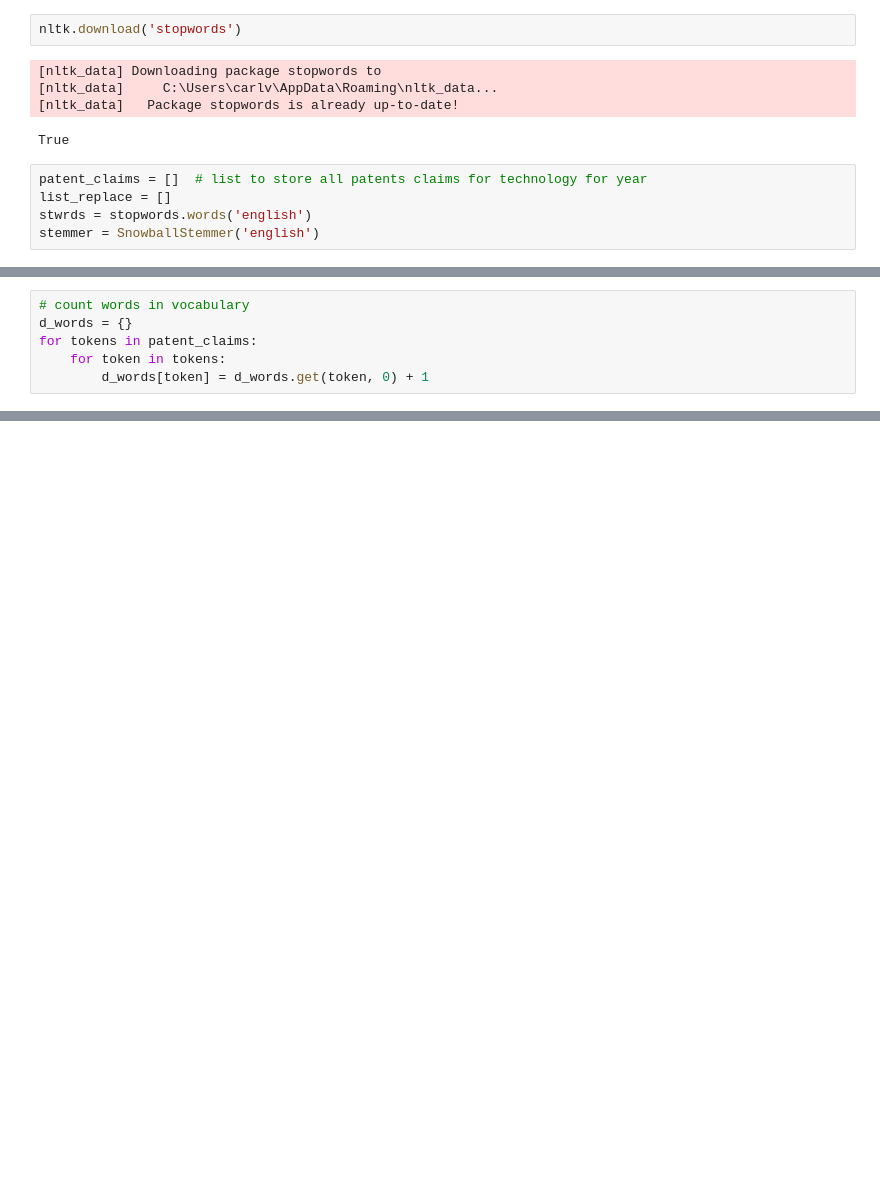
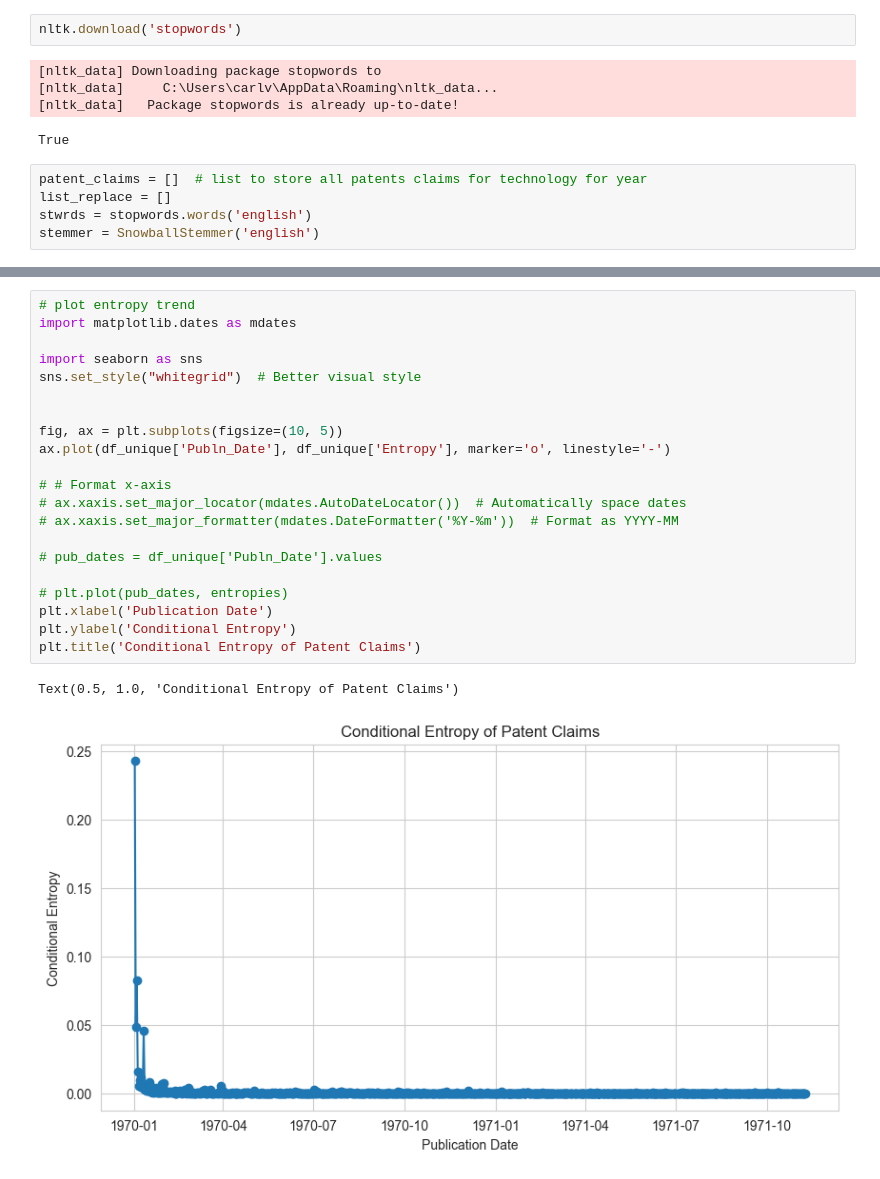
Before and after one commit to cvonholly/technology_complexity, a Jupyter notebook: USPTO_analysis.ipynb, the cells around one changed output, grey strips where cells are left out. Drawn from its saved outputs; the diff is of its cells as text; blank space fills up the shorter version.

```diff
--- a/USPTO_analysis.ipynb
+++ b/USPTO_analysis.ipynb
@@ -79,6 +88,0 @@ def get_tokens(text) -> list:
-# %%
-# count words in vocabulary
-d_words = {}
-for tokens in patent_claims:
-    for token in tokens:
-        d_words[token] = d_words.get(token, 0) + 1
@@ -97,0 +136,24 @@ for pub_nr in df['Publn_Nr'].unique():
+# %%
+# plot entropy trend
+import matplotlib.dates as mdates
+
+import seaborn as sns
+sns.set_style("whitegrid")  # Better visual style
+
+
+fig, ax = plt.subplots(figsize=(10, 5))
+ax.plot(df_unique['Publn_Date'], df_unique['Entropy'], marker='o', linestyle='-')
+
+# # Format x-axis
+# ax.xaxis.set_major_locator(mdates.AutoDateLocator())  # Automatically space dates
+# ax.xaxis.set_major_formatter(mdates.DateFormatter('%Y-%m'))  # Format as YYYY-MM
+
+# pub_dates = df_unique['Publn_Date'].values
+
+# plt.plot(pub_dates, entropies)
+plt.xlabel('Publication Date')
+plt.ylabel('Conditional Entropy')
+plt.title('Conditional Entropy of Patent Claims')
+# %% [output]
+Text(0.5, 1.0, 'Conditional Entropy of Patent Claims')
+[figure, added]
```
Also changed, not shown: parts of 12 cells of this notebook.
